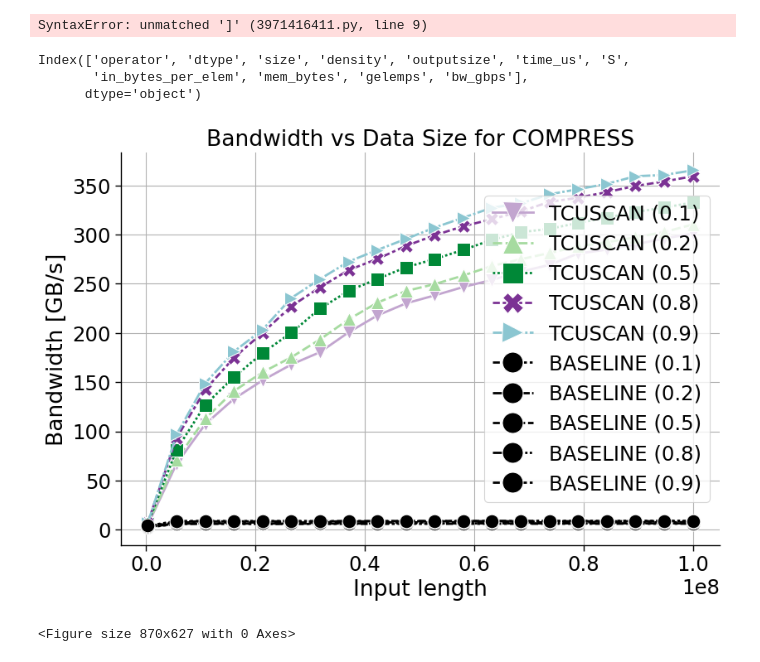
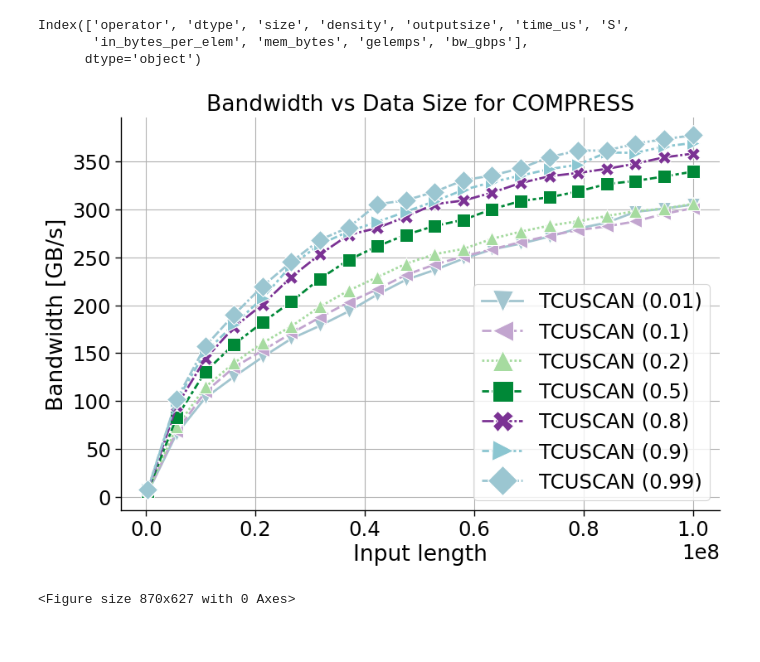
Before and after one commit to huawei-csl/pytorch-tcuscan, a Jupyter notebook: nbs/paper-plots/snapshot/compress_vs_masked_select.ipynb, the cells around one changed output. Drawn from its saved outputs; the diff is of its cells as text; code cells hidden in the pictures.

```diff
--- a/nbs/paper-plots/snapshot/compress_vs_masked_select.ipynb
+++ b/nbs/paper-plots/snapshot/compress_vs_masked_select.ipynb
@@ -12,12 +12,12 @@ plt.rcParams['lines.linewidth'] = 2
 plt.rcParams['figure.figsize'] = (8.7,6.27)
 
 _LEGEND_MARKER_SCALE = 1.5
-_MARKERS = ["v", "^", "s", "X", ">", "o", "o", "o", "o", "o"]
+_MARKERS = ["v", "<", "^", "s", "X", ">", "D", "o", "o", "o", "o", "o"]
 
 _SNS_PARAMS = {"hue":'S', "style":'S', "markers":_MARKERS, "dashes":True}
 
 dtype = "fp16"
-densities = [0.1, 0.2, 0.5, 0.8, 0.9]
+densities = [0.01, 0.1, 0.2, 0.5, 0.8, 0.9, 0.99]
 # %%
 def add_stats_siso(df, nbytes_out_dtype: int):
     # Input number of bytes per element
@@ -46,8 +46,6 @@ for density in []:
 add_stats_siso(df_tiled, 4)
 
 df = df_tiled
-# %% [output]
-SyntaxError: unmatched ']' (3971416411.py, line 9)
 # %%
 df.columns
 # %% [output]
@@ -56,33 +54,35 @@ Index(['operator', 'dtype', 'size', 'density', 'outputsize', 'time_us', 'S',
       dtype='object')
 # %%
 palette = [### Colorbrewer colors
+"#a2c5cf",
 "#c2a5cf",
 "#a6dba0",
 "#008837",
 "#7b3294",
 "#8bc6d1",
+"#9bc6d1",
 "black",
 "black",
 "black",
 "black",
 "black",
 ]
 
 ax = sns.lineplot(data=df, x='size', y='bw_gbps', palette=palette, **_SNS_PARAMS)
 
 ax.set_title(f"Bandwidth vs Data Size for COMPRESS")
 ax.set_xlabel("Input length")
 ax.set_ylabel("Bandwidth [GB/s]")
 sns.despine(right = True)
 plt.legend(markerscale=_LEGEND_MARKER_SCALE)
 plt.grid()
 
 plt.tight_layout()
 
 fig = ax.get_figure()
 fig.savefig(f"figs/compress_{dtype}.png")
 plt.show()
 plt.clf()
 # %% [output]
-[figure, old version]
+[figure, new version]
 <Figure size 870x627 with 0 Axes>
```
Also changed, not shown: 8 other files.
